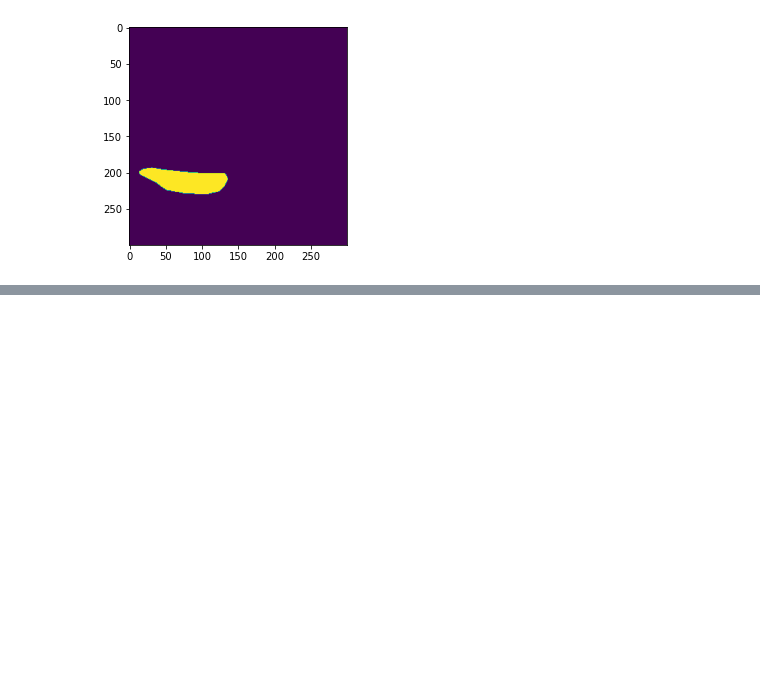
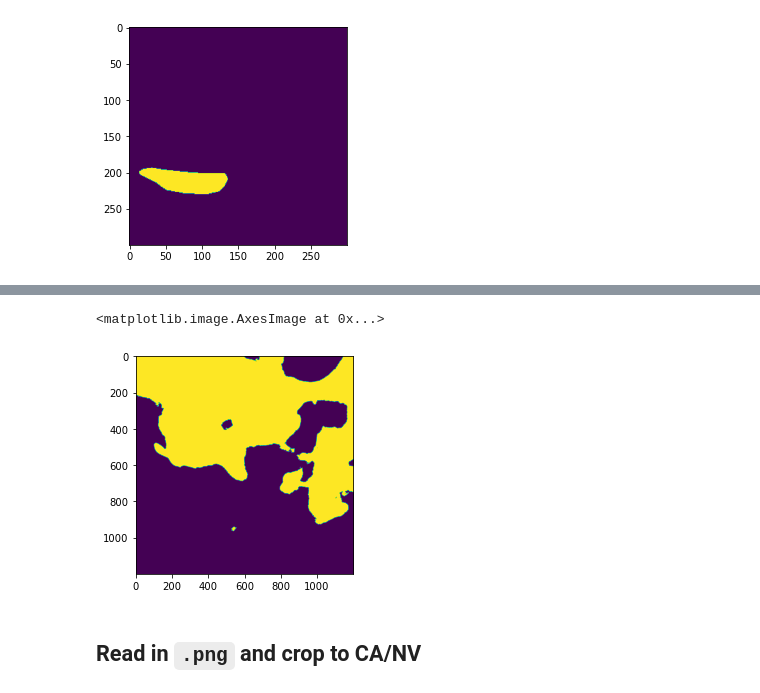
Before and after one commit to jeffwen/smoke_segmentation, a Jupyter notebook: notebooks/3-1_pytorch_network_training.ipynb, the cells around one changed output, grey strips where cells are left out. Cells and saved outputs as stored; diff of their text form; code cells hidden in the pictures; blank space fills up the shorter version.

```diff
--- a/notebooks/3-1_pytorch_network_training.ipynb
+++ b/notebooks/3-1_pytorch_network_training.ipynb
@@ -64,0 +191,6 @@ plt.imshow(blah[2,:,:].cpu().numpy())
+# %%
+out_map = (out_image > 0.3).int()[0,0,:,:].detach().numpy()
+plt.imshow(out_map)
+# %% [output]
+<matplotlib.image.AxesImage at 0x...>
+[figure, added]
@@ -64,0 +204,2 @@ plt.imshow(blah[2,:,:].cpu().numpy())
+# %% [markdown]
+## Read in `.png` and crop to CA/NV
```
Also changed, not shown: parts of 28 cells of this notebook, 2 other files.
